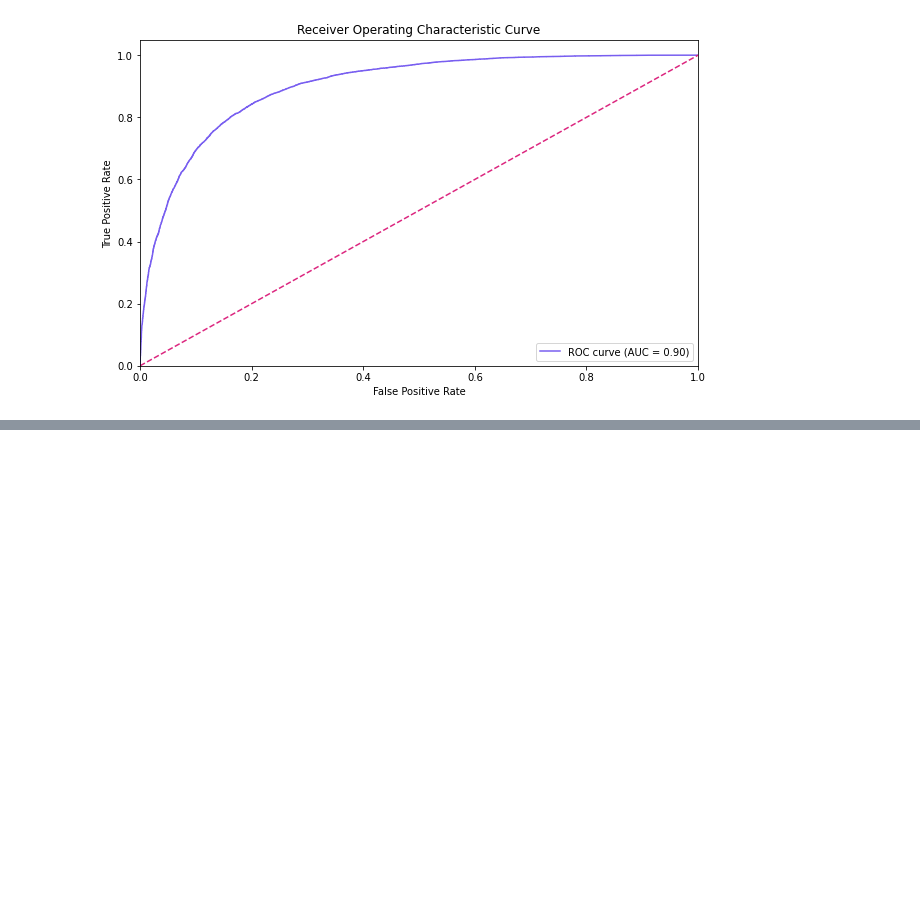
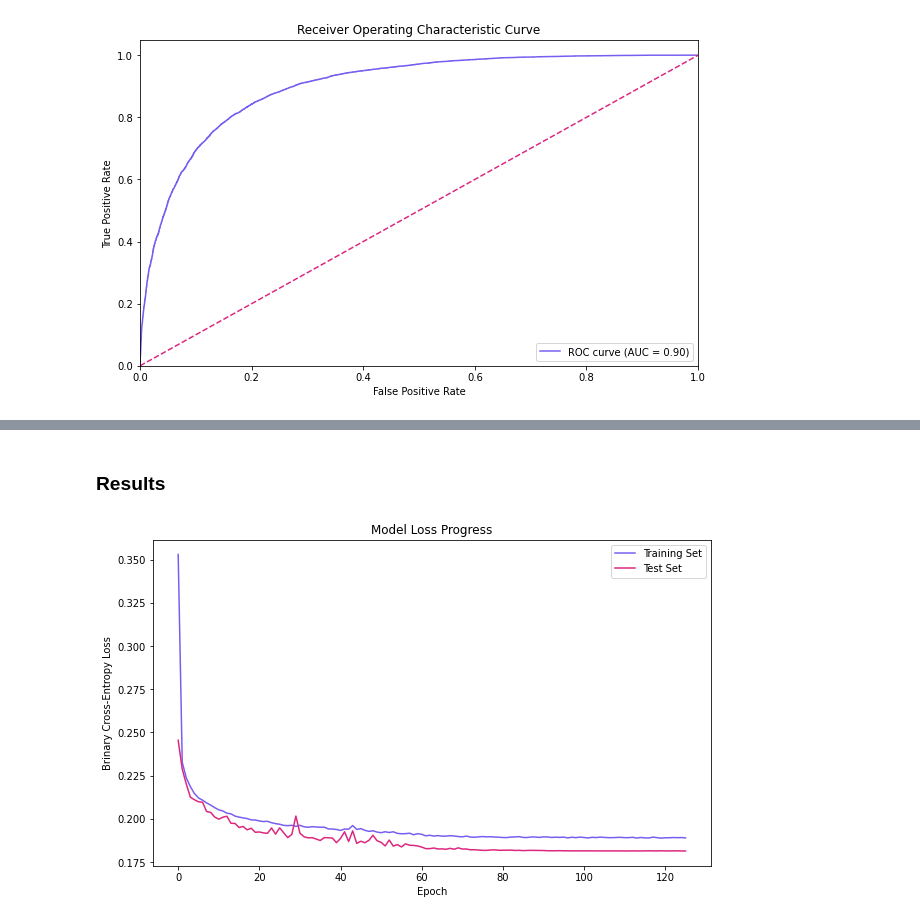
Before and after one commit to Oebele/Deep-lerning-for-beginners, a Jupyter notebook: Recurrent_Neural_Networks.ipynb, the cells around one changed output, grey strips where cells are left out. Drawn from its saved outputs; the diff is of its cells as text; code cells hidden in the pictures; blank space fills up the shorter version.

```diff
--- a/Recurrent_Neural_Networks.ipynb
+++ b/Recurrent_Neural_Networks.ipynb
@@ -221,0 +476,16 @@ print(confusion_matrix(y_test, y_pred))
+# %% [markdown]
+### Results
+# %%
+import matplotlib.pyplot as plt
+
+fig = plt.figure(figsize=(10,6))
+plt.plot(hist.history['loss'], color='#785ef0')
+plt.plot(hist.history['val_loss'], color='#dc267f')
+plt.title('Model Loss Progress')
+plt.ylabel('Brinary Cross-Entropy Loss')
+plt.xlabel('Epoch')
+plt.legend(['Training Set', 'Test Set'], loc='upper right')
+# plt.savefig('ch.13.ae.lstm.mnist.loss.png', dpi=350, bbox_inches='tight')
+plt.show()
+# %% [output]
+[figure, added]
```
Also changed, not shown: parts of 17 cells of this notebook.
